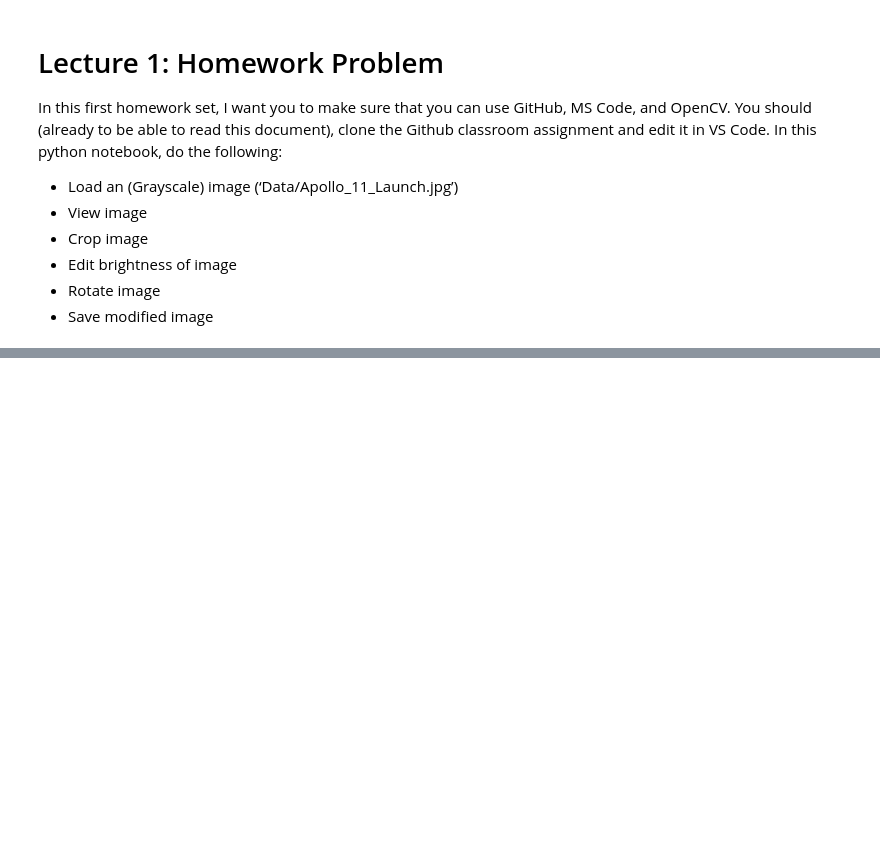
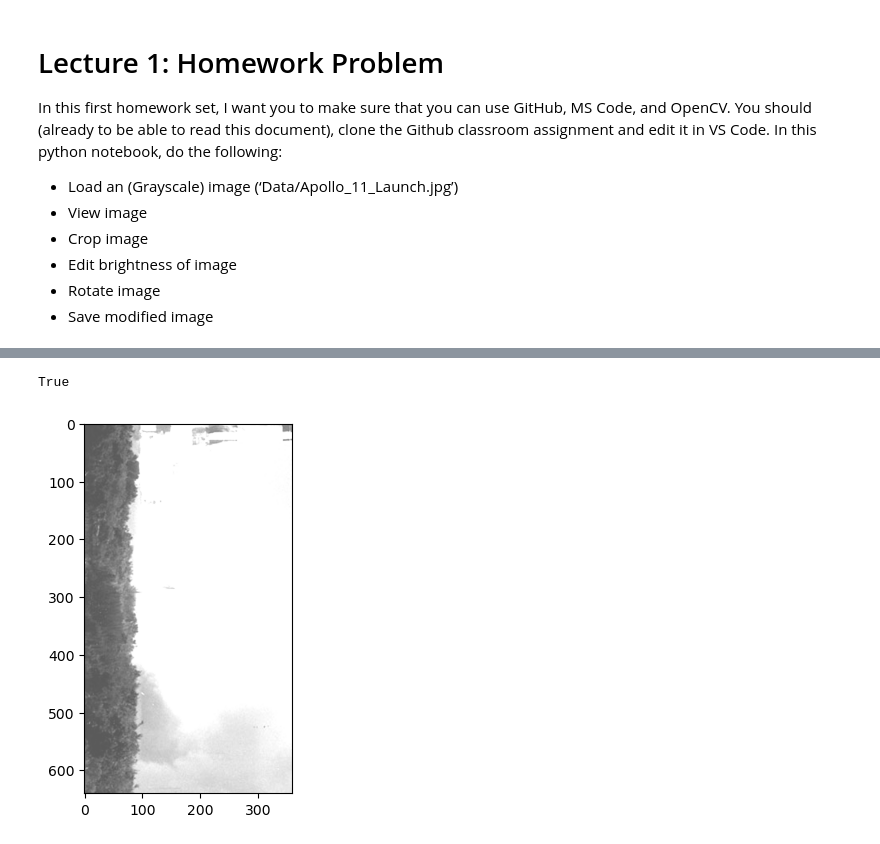
Before and after one commit to SSOE-ECE1390/verifying-setup-RamenTech, a Jupyter notebook: Homework_0.ipynb, the cells around one changed output, grey strips where cells are left out. Cells and saved outputs as stored; diff of their text form; code cells hidden in the pictures; blank space fills up the shorter version.

```diff
--- a/Homework_0.ipynb
+++ b/Homework_0.ipynb
@@ -65,0 +65,14 @@ True
+# %%
+# Rotate Image
+rot90 = cv2.rotate(brightImage, cv2.ROTATE_90_CLOCKWISE)
+plt.imshow(rot90)
+cv2.imshow("Rotate 90 CW", rot90)
+
+cv2.waitKey(0)
+cv2.destroyAllWindows()
+# Save Image
+filename = "modifiedImage.jpg"
+cv2.imwrite(filename, rot90)
+# %% [output]
+True
+[figure, added]
```
Also changed, not shown: parts of 3 cells of this notebook.
